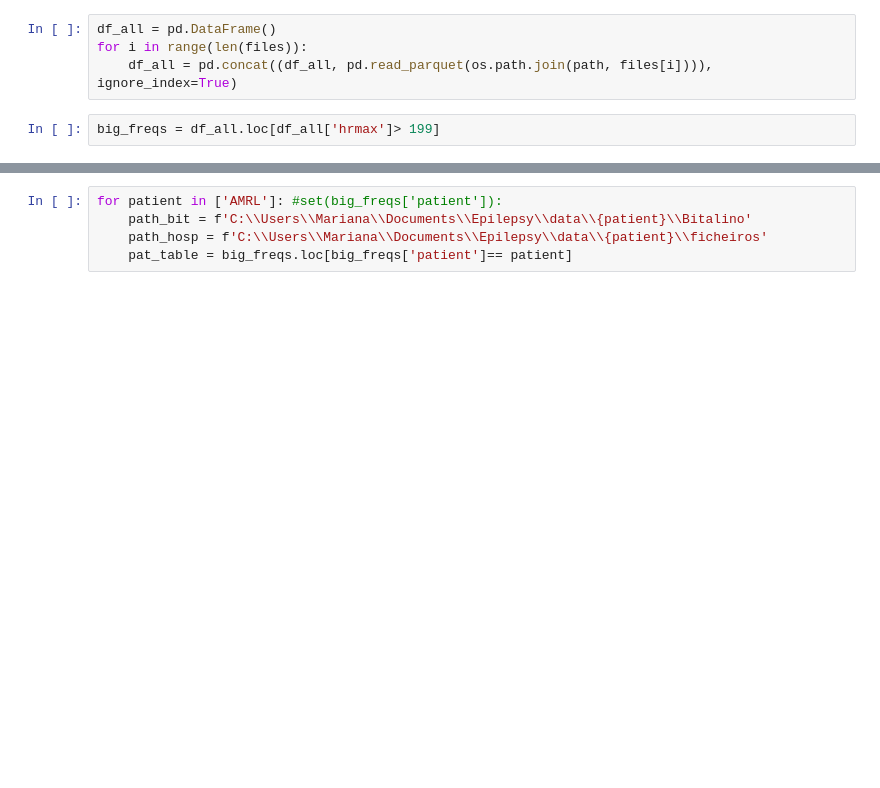
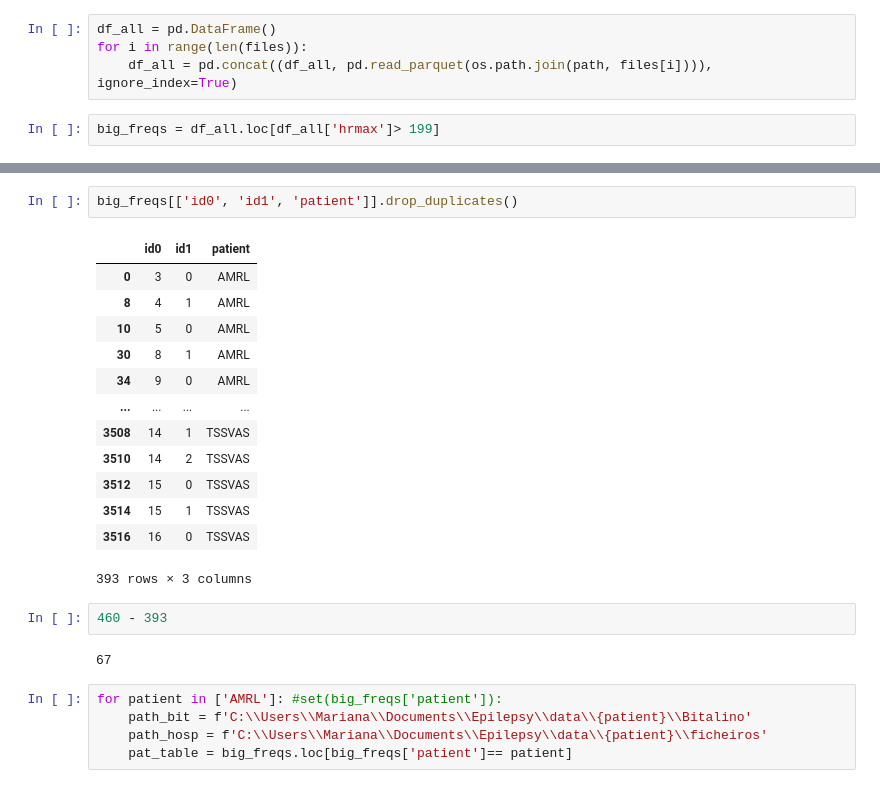
Before and after one commit to jomy-kk/LTBio, a Jupyter notebook: research_journal/12-09-2022/signal_quality_hrmax_all.ipynb, the cells around one changed output, grey strips where cells are left out. Drawn from its saved outputs; the diff is of its cells as text; blank space fills up the shorter version.

```diff
--- a/research_journal/12-09-2022/signal_quality_hrmax_all.ipynb
+++ b/research_journal/12-09-2022/signal_quality_hrmax_all.ipynb
@@ -28,3 +21,23 @@ big_freqs.loc[big_freqs['kSQI'] > 500]
+# %%
+big_freqs[['id0', 'id1', 'patient']].drop_duplicates()
+# %% [output]
+|  | id0 | id1 | patient |
+| 0 | 3 | 0 | AMRL |
+| 8 | 4 | 1 | AMRL |
+| 10 | 5 | 0 | AMRL |
+| 30 | 8 | 1 | AMRL |
+| 34 | 9 | 0 | AMRL |
+| ... | ... | ... | ... |
+| 3508 | 14 | 1 | TSSVAS |
+| 3510 | 14 | 2 | TSSVAS |
+| 3512 | 15 | 0 | TSSVAS |
+| 3514 | 15 | 1 | TSSVAS |
+| 3516 | 16 | 0 | TSSVAS |
+393 rows × 3 columns
+# %%
+460 - 393
+# %% [output]
+67
 # %%
 for patient in ['AMRL']: #set(big_freqs['patient']):
     path_bit = f'C:\\Users\\Mariana\\Documents\\Epilepsy\\data\\{patient}\\Bitalino'
```
Also changed, not shown: parts of 6 cells of this notebook, 1 other file.
